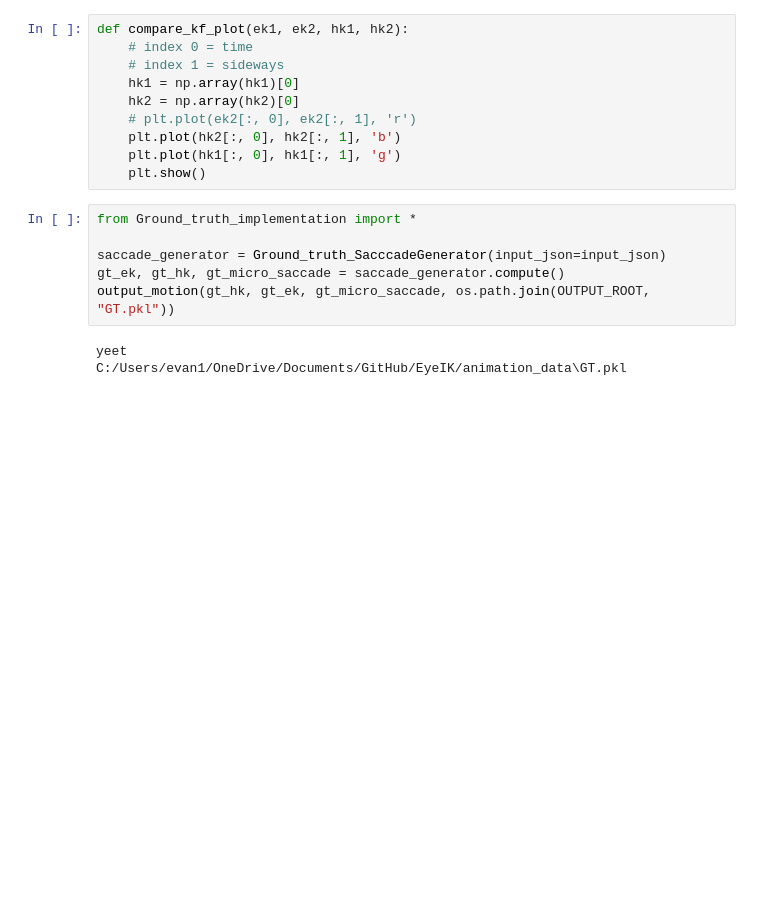
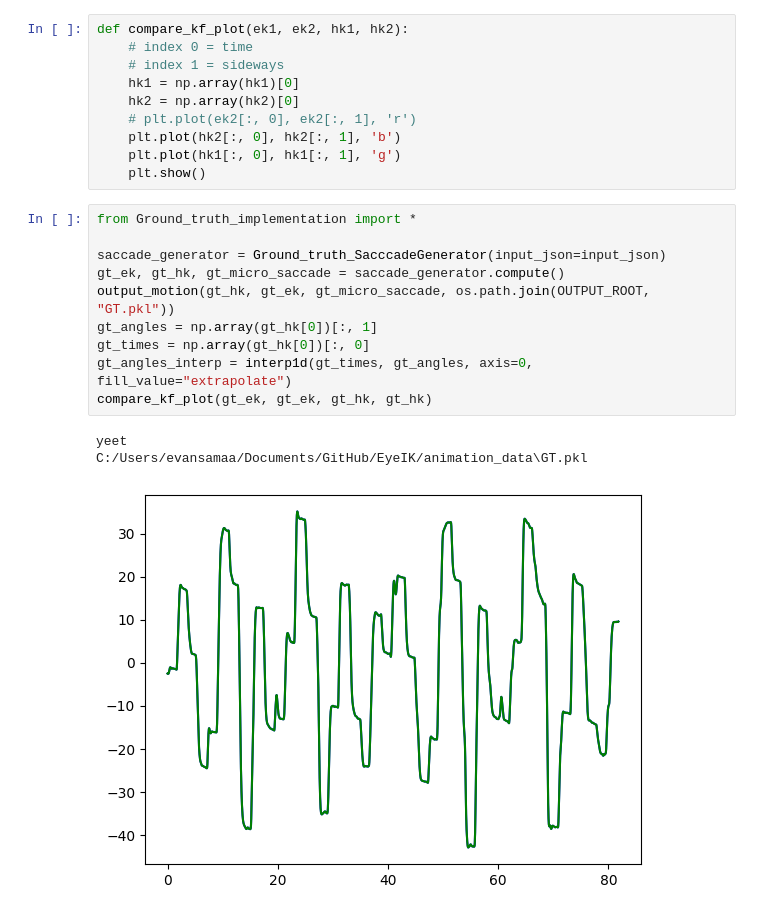
Before and after one commit to EvanSamaa/EyeIK, a Jupyter notebook: test_model_gt_example.ipynb, the cells around one changed output. Drawn from its saved outputs; the diff is of its cells as text; blank space fills up the shorter version.

```diff
--- a/test_model_gt_example.ipynb
+++ b/test_model_gt_example.ipynb
@@ -238,12 +236,17 @@ def compare_kf_plot(ek1, ek2, hk1, hk2):
 # %%
 from Ground_truth_implementation import *
 
 saccade_generator = Ground_truth_SacccadeGenerator(input_json=input_json)
 gt_ek, gt_hk, gt_micro_saccade = saccade_generator.compute()
 output_motion(gt_hk, gt_ek, gt_micro_saccade, os.path.join(OUTPUT_ROOT, "GT.pkl"))
+gt_angles = np.array(gt_hk[0])[:, 1]
+gt_times = np.array(gt_hk[0])[:, 0]
+gt_angles_interp = interp1d(gt_times, gt_angles, axis=0, fill_value="extrapolate")
+compare_kf_plot(gt_ek, gt_ek, gt_hk, gt_hk)
 # %% [output]
 yeet
-C:/Users/evan1/OneDrive/Documents/GitHub/EyeIK/animation_data\GT.pkl
+C:/Users/evansamaa/Documents/GitHub/EyeIK/animation_data\GT.pkl
+[figure, added]
 # %%
 from EyeCatch_implementation import *
 # get target positions from the scene:
```
Also changed, not shown: parts of 12 cells of this notebook, 11 other files.
